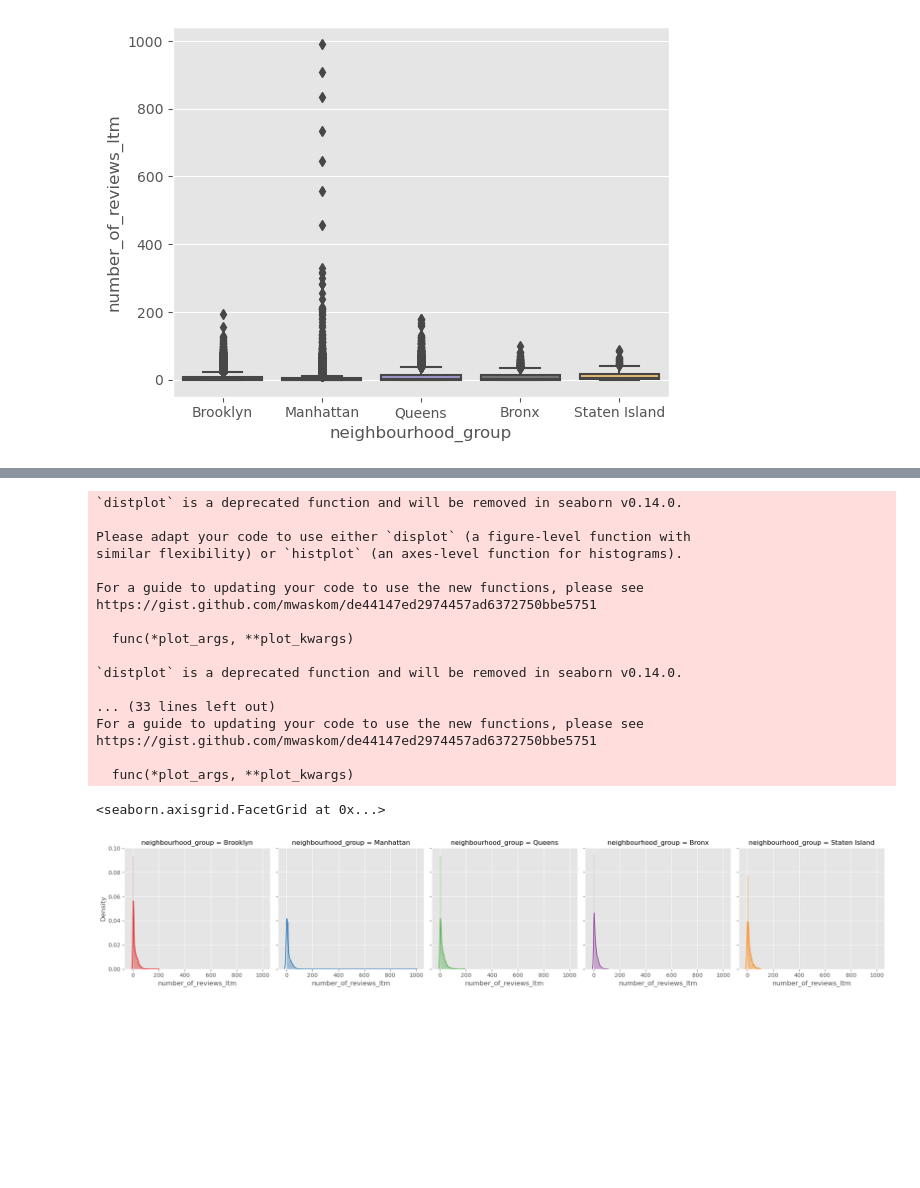
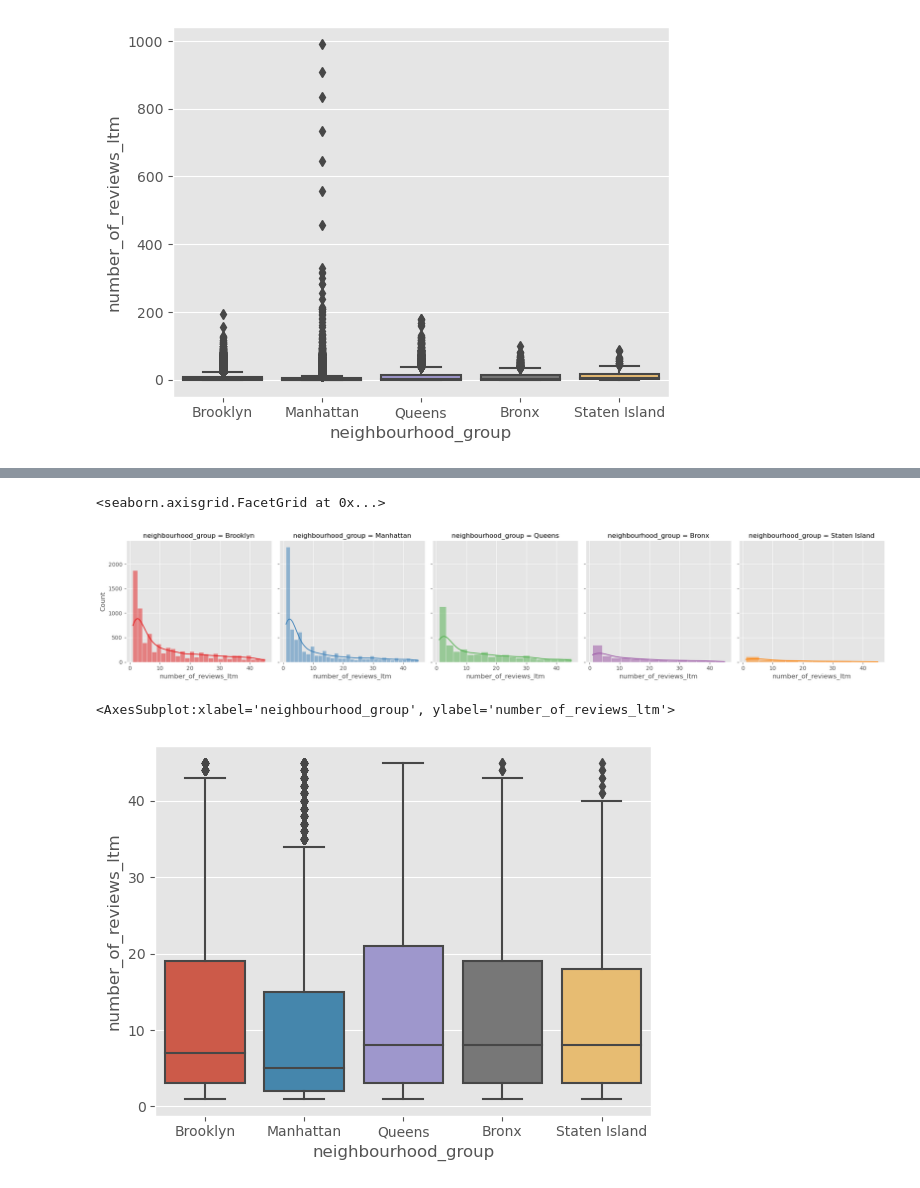
Before and after one commit to liu-roger/data_visualization_project, a Jupyter notebook: visualizations/neighborhood_vs_num_reviews_plots.ipynb, the cells around one changed output, grey strips where cells are left out. Drawn from its saved outputs; the diff is of its cells as text; code cells hidden in the pictures; blank space fills up the shorter version.

Commit message:
added some reviews analysis

```diff
--- a/visualizations/neighborhood_vs_num_reviews_plots.ipynb
+++ b/visualizations/neighborhood_vs_num_reviews_plots.ipynb
@@ -85,26 +73,14 @@ https://gist.github.com/mwaskom/de44147ed2974457ad6372750bbe5751
 # %%
-number_of_reviews_no_zero = listingsNYC.copy()
+number_of_reviews_no_zero = number_of_reviews_ltm_no_outlier.copy(deep=True)
 number_of_reviews_no_zero = number_of_reviews_no_zero[number_of_reviews_no_zero['number_of_reviews_ltm']>0]
 # %%
 neighbourhood_group_grid_no_zero = sns.FacetGrid(number_of_reviews_no_zero, col = 'neighbourhood_group', hue = "neighbourhood_group", palette = "Set1", height = 4)
-neighbourhood_group_grid_no_zero.map(sns.distplot, "number_of_reviews_ltm")
+neighbourhood_group_grid_no_zero.map(sns.histplot, "number_of_reviews_ltm", kde=True)
 # %% [output]
-`distplot` is a deprecated function and will be removed in seaborn v0.14.0.
-
-Please adapt your code to use either `displot` (a figure-level function with
-similar flexibility) or `histplot` (an axes-level function for histograms).
-
-For a guide to updating your code to use the new functions, please see
-https://gist.github.com/mwaskom/de44147ed2974457ad6372750bbe5751
-
-  func(*plot_args, **plot_kwargs)
-
-`distplot` is a deprecated function and will be removed in seaborn v0.14.0.
-
-... (33 lines left out)
-For a guide to updating your code to use the new functions, please see
-https://gist.github.com/mwaskom/de44147ed2974457ad6372750bbe5751
-
-  func(*plot_args, **plot_kwargs)
+<seaborn.axisgrid.FacetGrid at 0x...>
-<seaborn.axisgrid.FacetGrid at 0x...>
-[figure, old version]
+[figure, new version]
+# %%
+sns.boxplot(x = 'neighbourhood_group', y = 'number_of_reviews_ltm', data = number_of_reviews_no_zero)
+# %% [output]
+<AxesSubplot:xlabel='neighbourhood_group', ylabel='number_of_reviews_ltm'>
+[figure, added]
```
Also changed, not shown: parts of 2 cells of this notebook, 2 other files.
